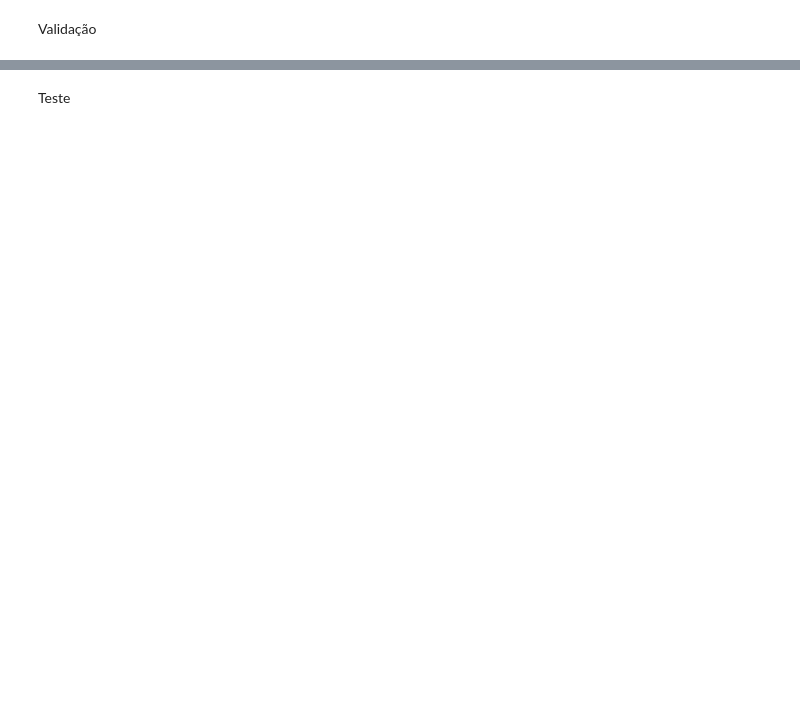
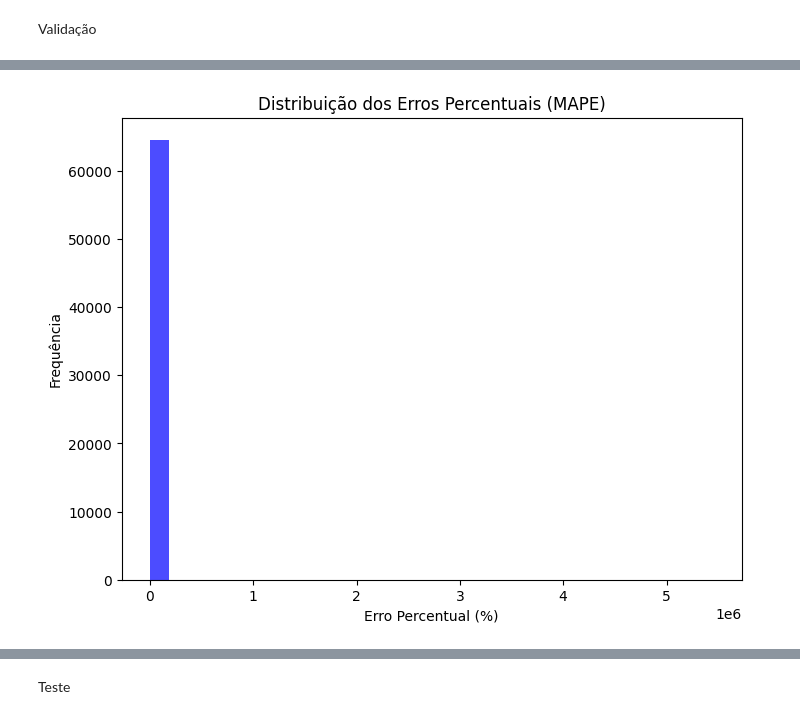
Before and after one commit to ar1vit0r/paipe, a Jupyter notebook: Paipe_Supervised_learning.ipynb, the cells around one changed output, grey strips where cells are left out. Saved outputs shown, nothing was run; the diff lists cells and outputs as text; code cells hidden in the pictures; blank space fills up the shorter version.

```diff
--- a/Paipe_Supervised_learning.ipynb
+++ b/Paipe_Supervised_learning.ipynb
@@ -753,0 +469,13 @@ RMSLE: 0.0
+# %%
+# Calcular o erro percentual para MAPE
+percentual_erro = np.abs((y_val_split - y_val_pred) / y_val_split) * 100
+
+# Histograma dos erros percentuais
+plt.figure(figsize=(8, 6))
+plt.hist(percentual_erro, bins=30, alpha=0.7, color='b')
+plt.xlabel('Erro Percentual (%)')
+plt.ylabel('Frequência')
+plt.title('Distribuição dos Erros Percentuais (MAPE)')
+plt.show()
+# %% [output]
+[figure, added]
```
Also changed, not shown: parts of 61 cells of this notebook.
